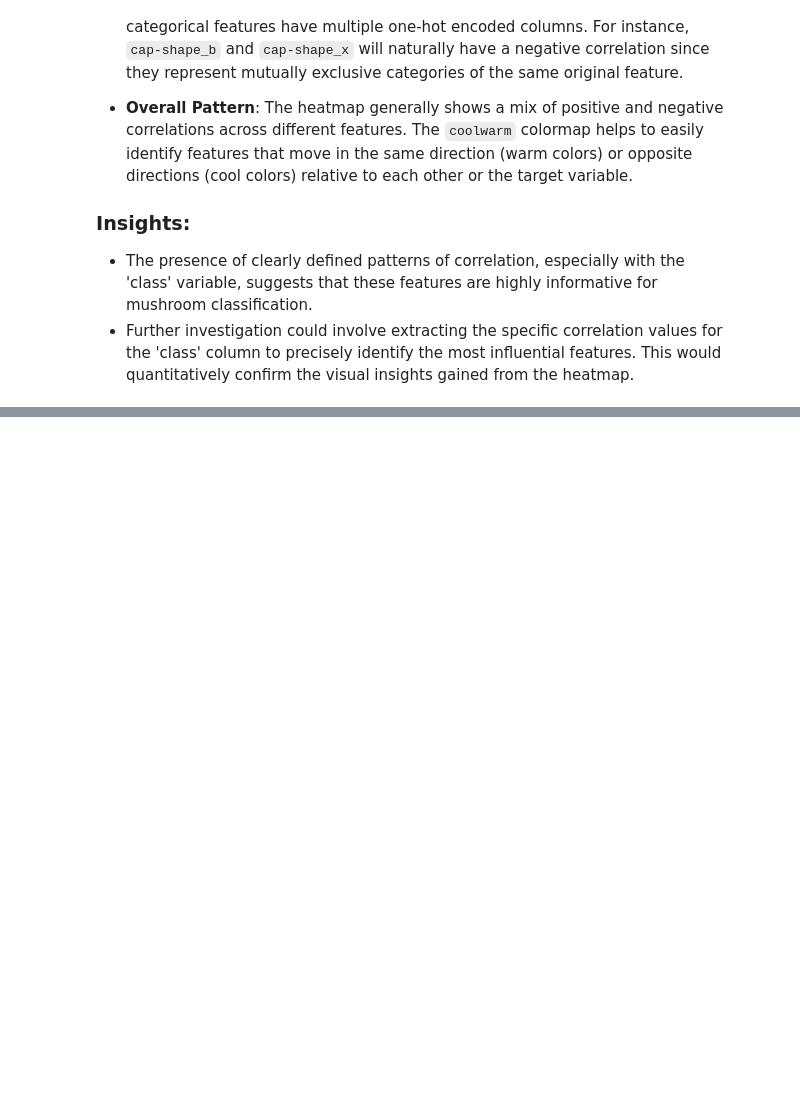
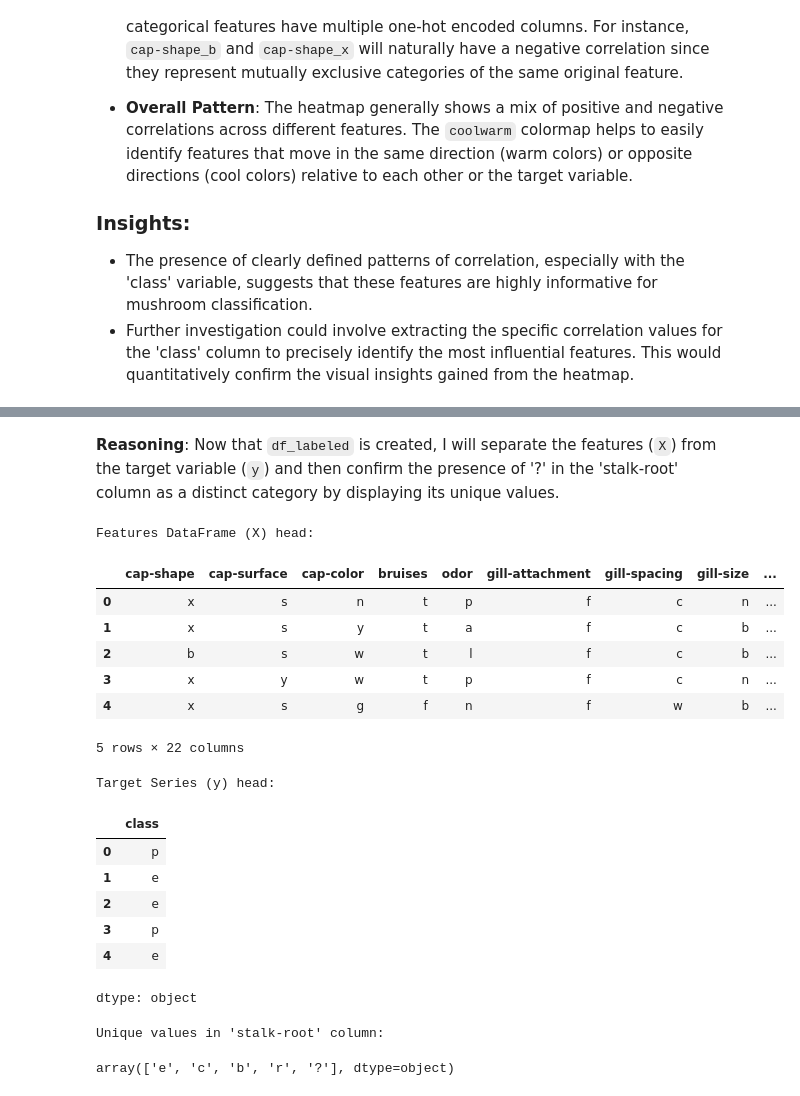
Before and after one commit to Safa30/CSE475_Machine_Learning, a Jupyter notebook: Lab/lab_1/Lab1_Decision_Tree_and_Random_Forest.ipynb, the cells around one changed output, grey strips where cells are left out. Saved outputs shown, nothing was run; the diff lists cells and outputs as text; code cells hidden in the pictures; blank space fills up the shorter version.

```diff
--- a/Lab/lab_1/Lab1_Decision_Tree_and_Random_Forest.ipynb
+++ b/Lab/lab_1/Lab1_Decision_Tree_and_Random_Forest.ipynb
@@ -489,0 +513,5 @@ The heatmap of the correlation matrix provides insights into the relationships b
+# %%
+df_labeled = df.copy()
+
+print("Created a copy of the DataFrame 'df' as 'df_labeled'.")
+display(df_labeled.head())
@@ -489,0 +527,33 @@ The heatmap of the correlation matrix provides insights into the relationships b
+# %% [markdown]
+**Reasoning**:
+Now that `df_labeled` is created, I will separate the features (`X`) from the target variable (`y`) and then confirm the presence of '?' in the 'stalk-root' column as a distinct category by displaying its unique values.
+# %%
+X = df_labeled.drop('class', axis=1)
+y = df_labeled['class']
+
+print("Features DataFrame (X) head:")
+display(X.head())
+print("Target Series (y) head:")
+display(y.head())
+
+print("Unique values in 'stalk-root' column:")
+display(X['stalk-root'].unique())
+# %% [output]
+Features DataFrame (X) head:
+|  | cap-shape | cap-surface | cap-color | bruises | odor | gill-attachment | gill-spacing | gill-size | ... |
+| 0 | x | s | n | t | p | f | c | n | ... |
+| 1 | x | s | y | t | a | f | c | b | ... |
+| 2 | b | s | w | t | l | f | c | b | ... |
+| 3 | x | y | w | t | p | f | c | n | ... |
+| 4 | x | s | g | f | n | f | w | b | ... |
+5 rows × 22 columns
+Target Series (y) head:
+|  | class |
+| 0 | p |
+| 1 | e |
+| 2 | e |
+| 3 | p |
+| 4 | e |
+dtype: object
+Unique values in 'stalk-root' column:
+array(['e', 'c', 'b', 'r', '?'], dtype=object)
```
Also changed, not shown: parts of 7 cells of this notebook.
